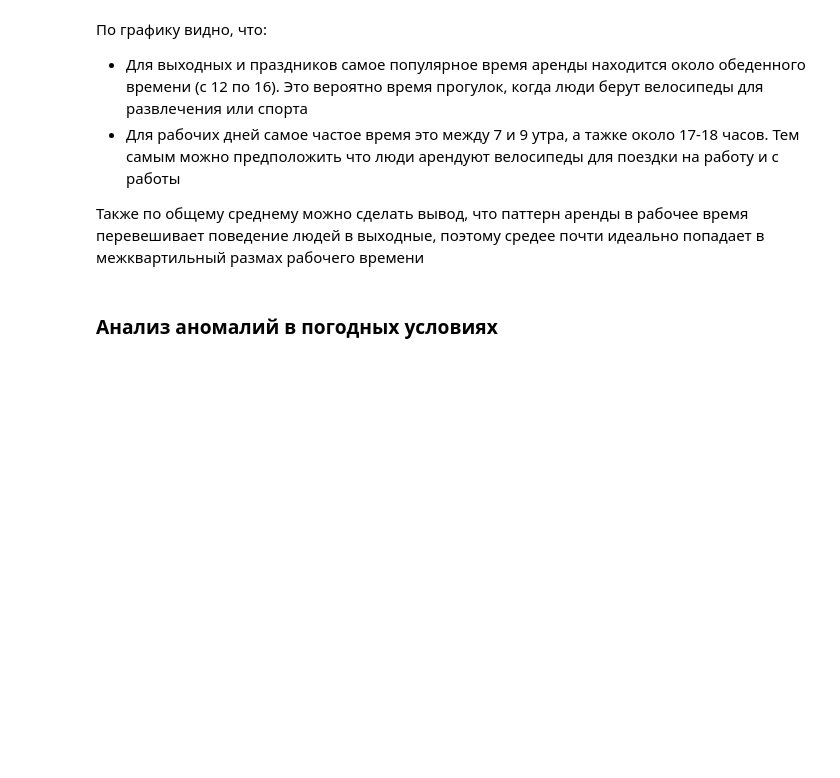
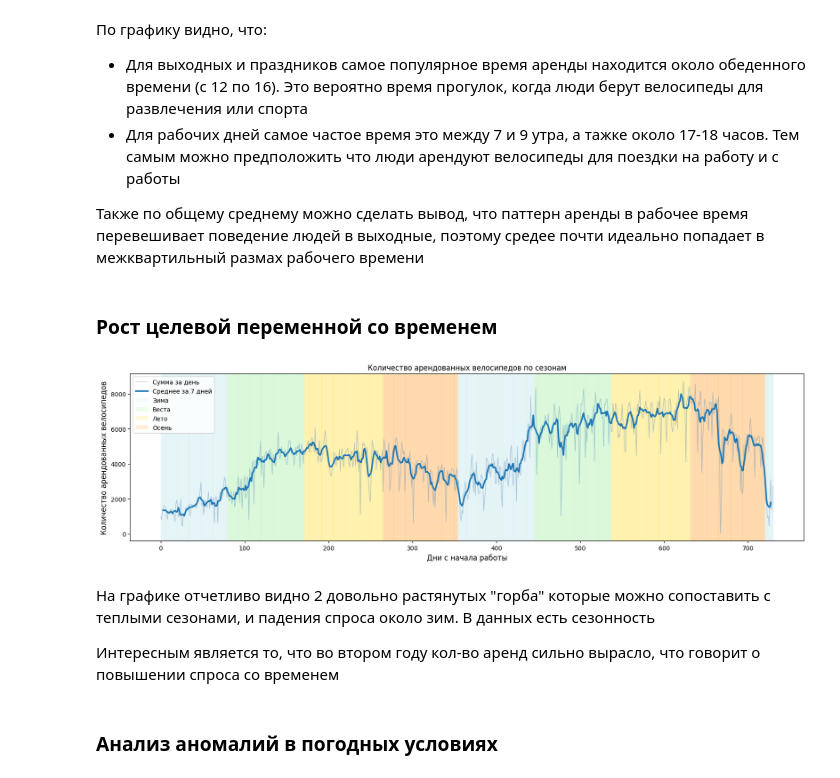
Before and after one commit to Kanogame/bikeshare, a Jupyter notebook: notebooks/01_eda.ipynb, the cells around one changed output. Drawn from its saved outputs; the diff is of its cells as text; code cells hidden in the pictures; blank space fills up the shorter version.

```diff
--- a/notebooks/01_eda.ipynb
+++ b/notebooks/01_eda.ipynb
@@ -65,3 +99,5 @@ memory usage: 1.9 MB
+# %%
+raw_bikes["dteday"] = pd.to_datetime( raw_bikes["dteday"])
 # %% [markdown]
 ## Анализ одной переменной
 # %% [markdown]
@@ -192,6 +228,73 @@ plt.show()
 - Для рабочих дней самое частое время это между 7 и 9 утра, а тажке около 17-18 часов. Тем самым можно предположить что люди арендуют велосипеды для поездки на работу и с работы
 
 Также по общему среднему можно сделать вывод, что паттерн аренды в рабочее время перевешивает поведение людей в выходные, поэтому средее почти идеально попадает в межквартильный размах рабочего времени
+# %% [markdown]
+### Рост целевой переменной со временем
+# %%
+bikes_by_days = pd.DataFrame()
+bikes_by_days["cnt"] = raw_bikes["cnt"]
+bikes_by_days["season"] = raw_bikes["season"]
+bikes_by_days["days_since_launch"] = (
+    raw_bikes["dteday"] - raw_bikes["dteday"].min()
+).dt.days
+
+bikes_by_days = bikes_by_days.groupby("days_since_launch").agg(
+    {"cnt": sum, "season": "first"}
+)
+
+bikes_by_days["rolling_mean"] = (
+    bikes_by_days["cnt"].rolling(window=7, center=True).mean()
+)
+
+f, ax = plt.subplots(figsize=(20, 5))
+
+season_colors = {
+    1: ("#B0E0E6", "Зима"),
+    2: ("#90EE90", "Веста"),
+    3: ("#FFD700", "Лето"),
+    4: ("#FF8C00", "Осень"),
+}
+
+for i in range(len(bikes_by_days) - 1):
+    season = bikes_by_days["season"].iloc[i]
+    color, season_name = season_colors[season]
+    x_start = bikes_by_days.index[i]
+    x_end = bikes_by_days.index[i + 1]
+    ax.axvspan(x_start, x_end, alpha=0.15, color=color)
+
+ax.plot(
+    bikes_by_days.index,
+    bikes_by_days["cnt"],
+    label="Сумма за день",
+    alpha=0.4,
+    linewidth=1,
+    color="steelblue",
+)
+
+ax.plot(
+    bikes_by_days.index,
+    bikes_by_days["rolling_mean"],
+    label="Среднее за 7 дней",
+    linewidth=2.5
+)
+
+season_patches = [
+    Patch(facecolor=color, alpha=0.15, label=name)
+    for color, name in season_colors.values()
+]
+ax.legend(handles=ax.get_lines() + season_patches, loc="best")
+
+ax.set_xlabel("Дни с начала работы", fontsize=12)
+ax.set_ylabel("Количество арендованных велосипедов", fontsize=12)
+ax.set_title("Количество арендованных велосипедов по сезонам")
+
+plt.show()
+# %% [output]
+[figure, added]
+# %% [markdown]
+На графике отчетливо видно 2 довольно растянутых "горба" которые можно сопоставить с теплыми сезонами, и падения спроса около зим. В данных есть сезонность
+
+Интересным является то, что во втором году кол-во аренд сильно вырасло, что говорит о повышении спроса со временем
 # %% [markdown]
 ### Анализ аномалий в погодных условиях
 # %% [markdown]
```
Also changed, not shown: parts of 11 cells of this notebook, 5 other files.
